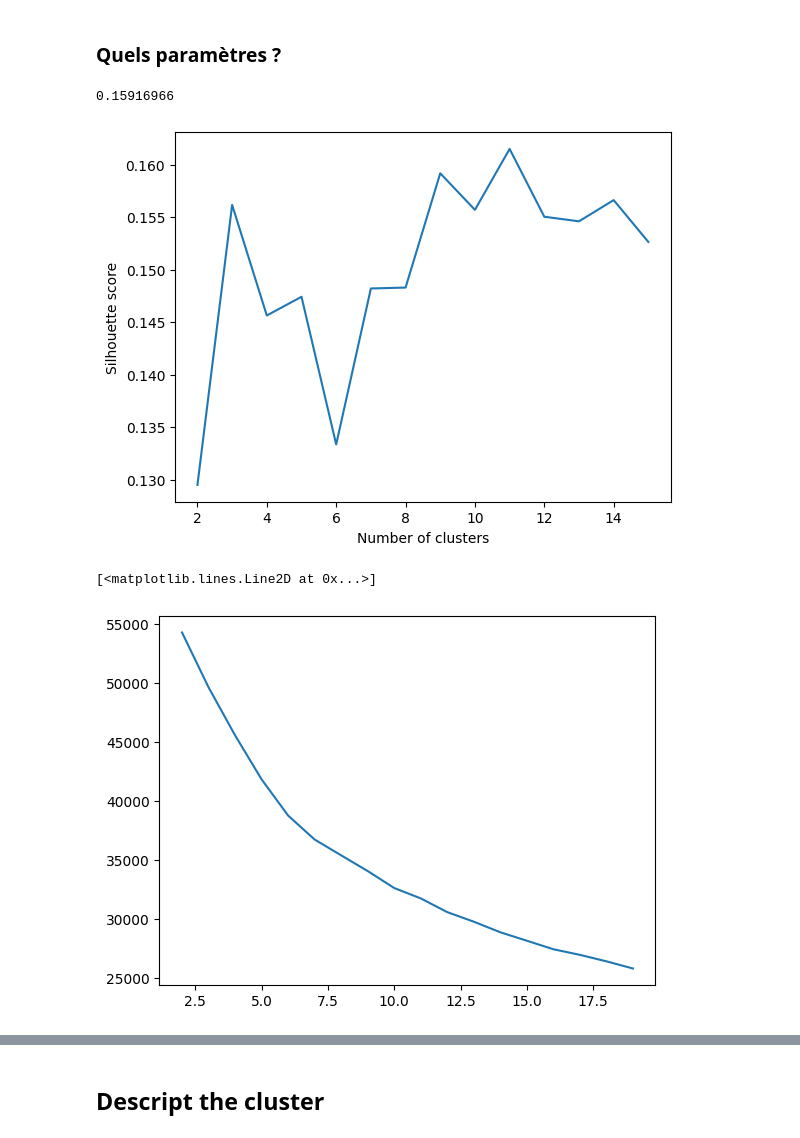
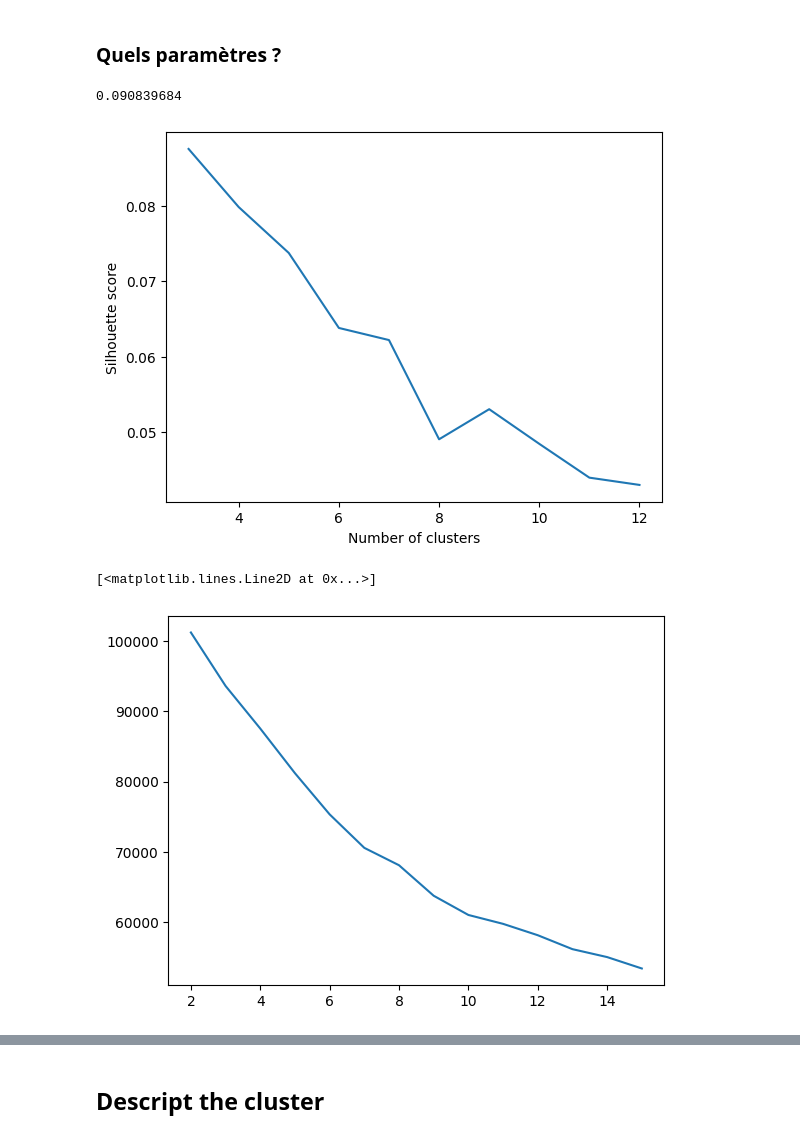
Before and after one commit to alexdeloire/data-science-backend, a Jupyter notebook: kmeans/notebook.ipynb, the cells around one changed output, grey strips where cells are left out. Drawn from its saved outputs; the diff is of its cells as text; code cells hidden in the pictures.

```diff
--- a/kmeans/notebook.ipynb
+++ b/kmeans/notebook.ipynb
@@ -7,7 +7,8 @@ import pandas as pd
 import spacy
 import nltk
 # %%
-data = pd.read_csv("../ETL/output_file.csv")
+#data = pd.read_csv("../ETL/output_file.csv")
+data = pd.read_csv("../training_and_graph_data/formation_quels_conseils_pourriez-vous_d.csv")
 question = data.columns[1]
 data["formated"] = data[question]
 formation = "toutes"
@@ -16,8 +17,11 @@ formation = "toutes"
 # %%
 # select only with raw with a formation = Informatique et Gestion (IG)
 
-formation = "MEA"
+formation = "STE"
 data = data[data["formation"].str.contains(formation)]
+# %%
+# remove rows with answer len <= 1
+data = data[data["formated"].str.len() > 1]
 # %% [markdown]
 [OPTIONEL] Enlever les stops words
 # %%
@@ -148,45 +144,57 @@ plt.show()
 from sklearn.metrics import silhouette_score
 from kmeans import calculate_kmeans
 
-NUMBER_OF_CLUSTERS = 9
-SEED = 0
+NUMBER_OF_CLUSTERS = 7
+SEED = 22
 embeddings = data["vector"].tolist()
 
 kmeans, clusters = calculate_kmeans(embeddings, NUMBER_OF_CLUSTERS, SEED)
 
 print(silhouette_score(data["vector"].tolist(), clusters))
 # %% [output]
-0.15916966
+0.090839684
 # %%
 # plot the silhouette score for different number of clusters
-from kmeans import calculate_silhouette_scores
+from sklearn.metrics import silhouette_score
+from kmeans import calculate_kmeans
 
-MIN_NUMBER_OF_CLUSTERS = 2
-MAX_NUMBER_OF_CLUSTERS = 15
+MIN_NUMBER_OF_CLUSTERS = 3
+MAX_NUMBER_OF_CLUSTERS = 12
+number_of_repeats = 3
 embeddings = data["vector"].tolist()
-SEED = 0
 
-silhouette_scores = calculate_silhouette_scores(embeddings, MIN_NUMBER_OF_CLUSTERS, MAX_NUMBER_OF_CLUSTERS, SEED)
+silhouette_scores = []
+for number_of_clusters in range(MIN_NUMBER_OF_CLUSTERS, MAX_NUMBER_OF_CLUSTERS+1):
+    silhouette_scores_for_current_number_of_clusters = []
+    for seed in range(number_of_repeats):
+        kmeans, clusters = calculate_kmeans(embeddings, number_of_clusters, seed)
+        silhouette_scores_for_current_number_of_clusters.append(silhouette_score(embeddings, clusters))
+    silhouette_scores.append(np.mean(silhouette_scores_for_current_number_of_clusters))
 
 plt.plot(range(MIN_NUMBER_OF_CLUSTERS, MAX_NUMBER_OF_CLUSTERS+1), silhouette_scores)
 plt.xlabel("Number of clusters")
 plt.ylabel("Silhouette score")
 plt.show()
 # %% [output]
-[figure, old version]
+[figure, new version]
 # %%
 # elbow method
 from sklearn.cluster import KMeans
 
 MIN_NUMBER_OF_CLUSTERS = 2
-MAX_NUMBER_OF_CLUSTERS = 20
+MAX_NUMBER_OF_CLUSTERS = 15
+number_of_repeats = 5
 
 embeddings = data["vector"].tolist()
 inertia = []
-for number_of_clusters in range(MIN_NUMBER_OF_CLUSTERS, MAX_NUMBER_OF_CLUSTERS):
-    kmeans = KMeans(n_clusters=number_of_clusters, random_state=1).fit(embeddings)
-    inertia.append(kmeans.inertia_)
-plt.plot(range(MIN_NUMBER_OF_CLUSTERS, MAX_NUMBER_OF_CLUSTERS), inertia)
+for number_of_clusters in range(MIN_NUMBER_OF_CLUSTERS, MAX_NUMBER_OF_CLUSTERS+1):
+    inertia_for_current_number_of_clusters = []
+    for _ in range(number_of_repeats):
+        kmeans = KMeans(n_clusters=number_of_clusters, random_state=SEED).fit(embeddings)
+        inertia_for_current_number_of_clusters.append(kmeans.inertia_)
+    inertia.append(np.mean(inertia_for_current_number_of_clusters))
+
+plt.plot(range(MIN_NUMBER_OF_CLUSTERS, MAX_NUMBER_OF_CLUSTERS+1), inertia)
 # %% [output]
 [<matplotlib.lines.Line2D at 0x...>]
-[figure, old version]
+[figure, new version]
```
Also changed, not shown: parts of 18 cells of this notebook, 18 other files.
